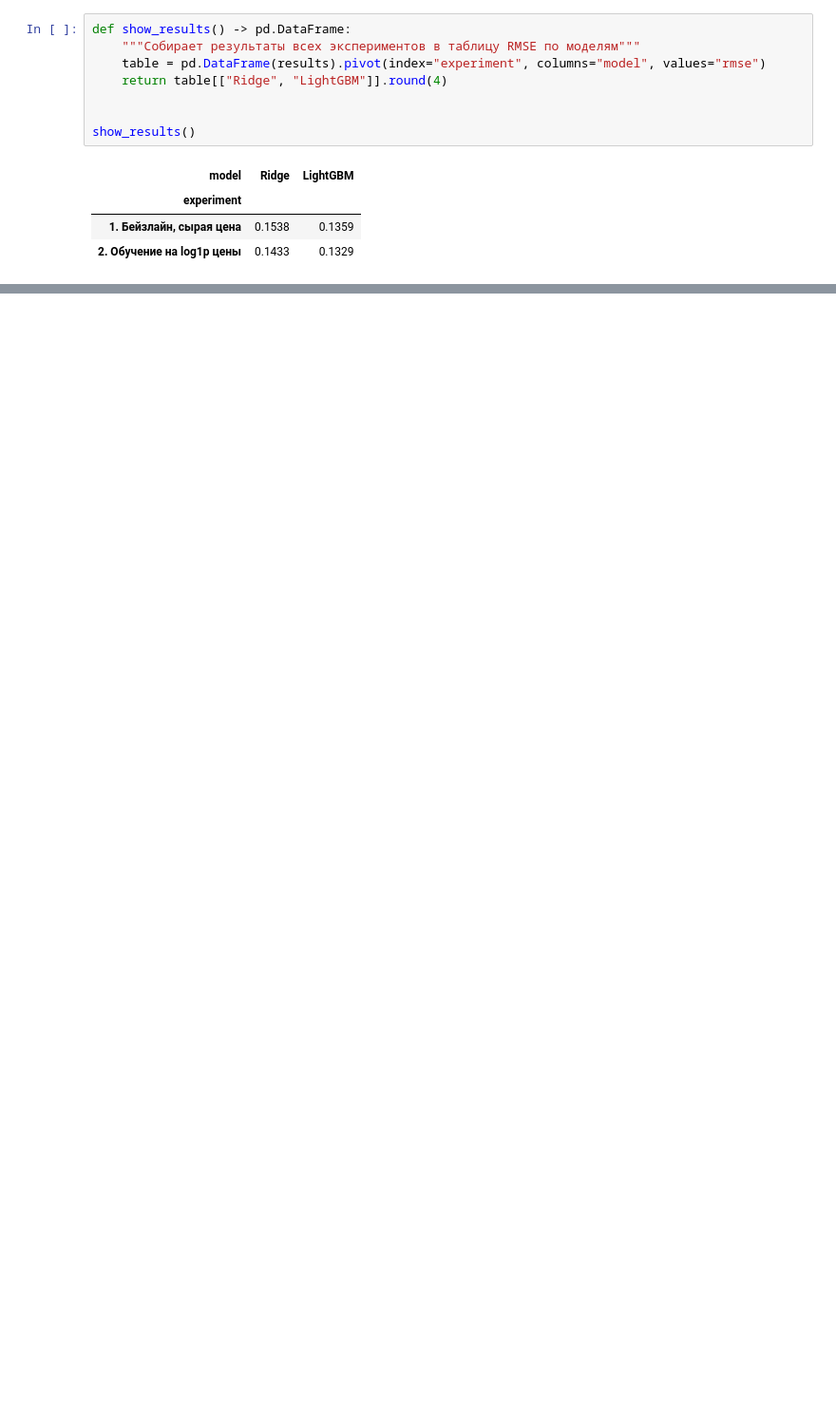
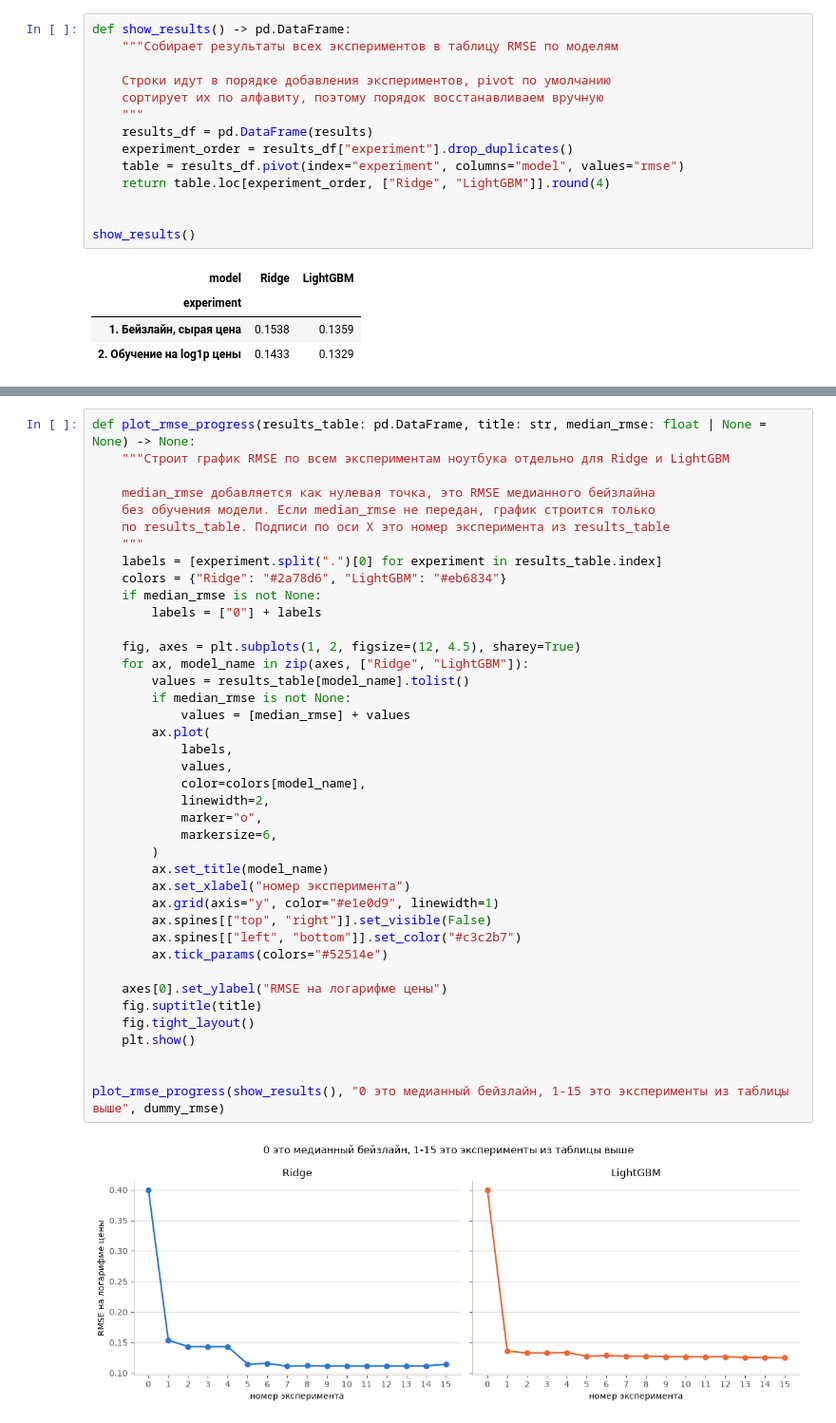
Before and after one commit to LeoFa9/housing_prices, a Jupyter notebook: notebooks/baseline_and_preprocessing.ipynb, the cells around one changed output, grey strips where cells are left out. Shown at 95% size. Saved outputs shown, nothing was run; the diff lists cells and outputs as text; blank space fills up the shorter version.

```diff
--- a/notebooks/baseline_and_preprocessing.ipynb
+++ b/notebooks/baseline_and_preprocessing.ipynb
@@ -150,9 +161,15 @@ evaluate_models("2. Обучение на log1p цены", X, y, log_target=True
 | LightGBM | 0.132933 | 0.011904 |
 # %%
 def show_results() -> pd.DataFrame:
-    """Собирает результаты всех экспериментов в таблицу RMSE по моделям"""
-    table = pd.DataFrame(results).pivot(index="experiment", columns="model", values="rmse")
-    return table[["Ridge", "LightGBM"]].round(4)
+    """Собирает результаты всех экспериментов в таблицу RMSE по моделям
+
+    Строки идут в порядке добавления экспериментов, pivot по умолчанию
+    сортирует их по алфавиту, поэтому порядок восстанавливаем вручную
+    """
+    results_df = pd.DataFrame(results)
+    experiment_order = results_df["experiment"].drop_duplicates()
+    table = results_df.pivot(index="experiment", columns="model", values="rmse")
+    return table.loc[experiment_order, ["Ridge", "LightGBM"]].round(4)
 
 
 show_results()
@@ -171,0 +716,42 @@ show_results()
+# %%
+def plot_rmse_progress(results_table: pd.DataFrame, title: str, median_rmse: float | None = None) -> None:
+    """Строит график RMSE по всем экспериментам ноутбука отдельно для Ridge и LightGBM
+
+    median_rmse добавляется как нулевая точка, это RMSE медианного бейзлайна
+    без обучения модели. Если median_rmse не передан, график строится только
+    по results_table. Подписи по оси X это номер эксперимента из results_table
+    """
+    labels = [experiment.split(".")[0] for experiment in results_table.index]
+    colors = {"Ridge": "#2a78d6", "LightGBM": "#eb6834"}
+    if median_rmse is not None:
+        labels = ["0"] + labels
+
+    fig, axes = plt.subplots(1, 2, figsize=(12, 4.5), sharey=True)
+    for ax, model_name in zip(axes, ["Ridge", "LightGBM"]):
+        values = results_table[model_name].tolist()
+        if median_rmse is not None:
+            values = [median_rmse] + values
+        ax.plot(
+            labels,
+            values,
+            color=colors[model_name],
+            linewidth=2,
+            marker="o",
+            markersize=6,
+        )
+        ax.set_title(model_name)
+        ax.set_xlabel("номер эксперимента")
+        ax.grid(axis="y", color="#e1e0d9", linewidth=1)
+        ax.spines[["top", "right"]].set_visible(False)
+        ax.spines[["left", "bottom"]].set_color("#c3c2b7")
+        ax.tick_params(colors="#52514e")
+
+    axes[0].set_ylabel("RMSE на логарифме цены")
+    fig.suptitle(title)
+    fig.tight_layout()
+    plt.show()
+
+
+plot_rmse_progress(show_results(), "0 это медианный бейзлайн, 1-15 это эксперименты из таблицы выше", dummy_rmse)
+# %% [output]
+[figure, added]
```
Also changed, not shown: parts of 55 cells of this notebook.
